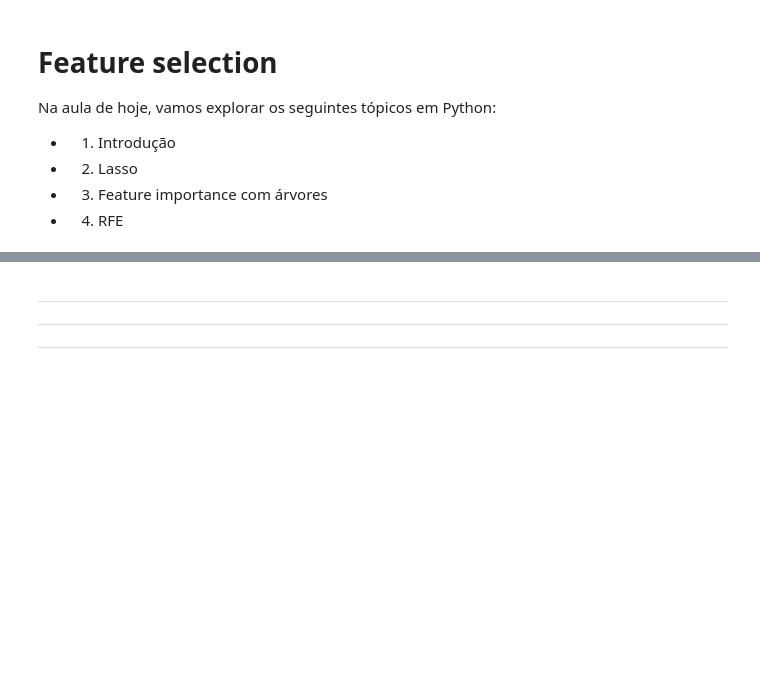
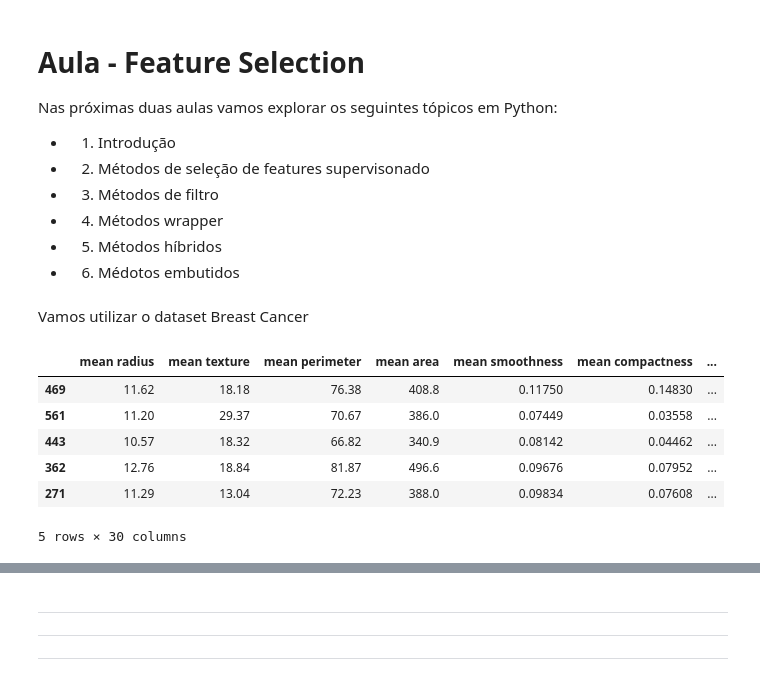
Before and after one commit to remarchese/DS_turma815, a Jupyter notebook: ML3/AULA02/Feature selection.ipynb, the cells around one changed output, grey strips where cells are left out. Saved outputs shown, nothing was run; the diff lists cells and outputs as text; code cells hidden in the pictures; blank space fills up the shorter version.

Commit message:
Feature selection

```diff
--- a/ML3/AULA02/Feature selection.ipynb
+++ b/ML3/AULA02/Feature selection.ipynb
@@ -1,12 +1,14 @@
 # %% [markdown]
-# Feature selection
+# Aula - Feature Selection
 
-Na aula de hoje, vamos explorar os seguintes tópicos em Python:
+Nas próximas duas aulas vamos explorar os seguintes tópicos em Python:
 
 - 1) Introdução
-- 2) Lasso
-- 3) Feature importance com árvores
-- 4) RFE
+- 2) Métodos de seleção de features supervisonado
+- 3) Métodos de filtro
+- 4) Métodos wrapper
+- 5) Métodos híbridos
+- 6) Médotos embutidos
 # %%
 import numpy  as np
 import pandas as pd
@@ -17,0 +49,24 @@ from sklearn.model_selection import train_test_split
+# %% [markdown]
+Vamos utilizar o dataset Breast Cancer
+# %%
+from sklearn import datasets
+from sklearn.preprocessing import MinMaxScaler
+from sklearn.model_selection import train_test_split
+#
+# Load do Dataset Breast Cancer
+bc = datasets.load_breast_cancer(as_frame=True)
+X = bc.data
+y = bc.target
+
+# Cria training and test split
+X_train, X_test, y_train, y_test = train_test_split(X, y, test_size=0.3, random_state=42, stratify=y)
+# %%
+X_train.head()
+# %% [output]
+|  | mean radius | mean texture | mean perimeter | mean area | mean smoothness | mean compactness | ... |
+| 469 | 11.62 | 18.18 | 76.38 | 408.8 | 0.11750 | 0.14830 | ... |
+| 561 | 11.20 | 29.37 | 70.67 | 386.0 | 0.07449 | 0.03558 | ... |
+| 443 | 10.57 | 18.32 | 66.82 | 340.9 | 0.08142 | 0.04462 | ... |
+| 362 | 12.76 | 18.84 | 81.87 | 496.6 | 0.09676 | 0.07952 | ... |
+| 271 | 11.29 | 13.04 | 72.23 | 388.0 | 0.09834 | 0.07608 | ... |
+5 rows × 30 columns
```
Also changed, not shown: parts of 81 cells of this notebook, 4 other files.
